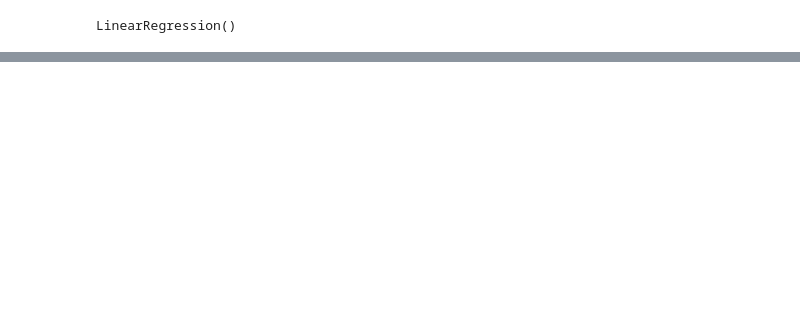
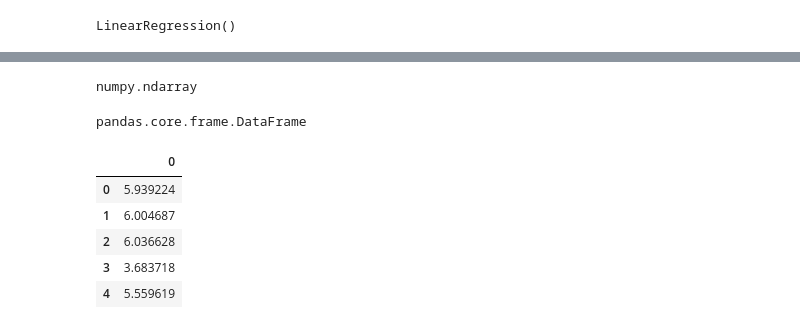
Before and after one commit to trailblazer015/learn-python, a Jupyter notebook: pandas/machine_learning.ipynb, the cells around one changed output, grey strips where cells are left out. Saved outputs shown, nothing was run; the diff lists cells and outputs as text; code cells hidden in the pictures; blank space fills up the shorter version.

```diff
--- a/pandas/machine_learning.ipynb
+++ b/pandas/machine_learning.ipynb
@@ -105,0 +106,18 @@ print(rmse)
+# %%
+type(y_pred)
+# %% [output]
+numpy.ndarray
+# %%
+predicted_df=pd.DataFrame(y_pred)
+type(predicted_df)
+# %% [output]
+pandas.core.frame.DataFrame
+# %%
+predicted_df.head()
+# %% [output]
+|  | 0 |
+| 0 | 5.939224 |
+| 1 | 6.004687 |
+| 2 | 6.036628 |
+| 3 | 3.683718 |
+| 4 | 5.559619 |
```
Also changed, not shown: parts of 9 cells of this notebook.
